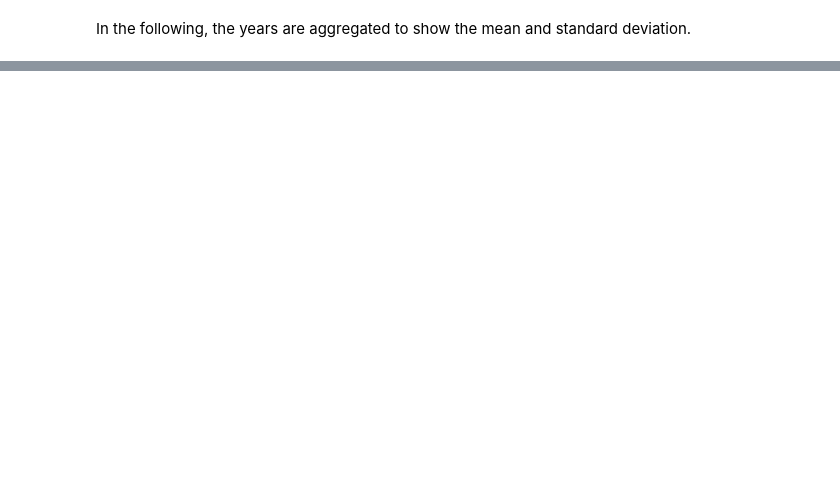
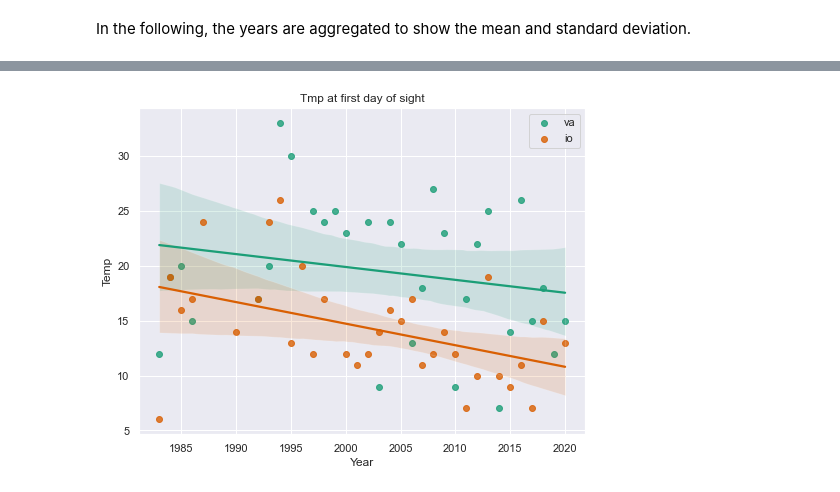
Before and after one commit to gtlab-barcelona/robert, a Jupyter notebook: code/first-last-day.ipynb, the cells around one changed output, grey strips where cells are left out. Drawn from its saved outputs; the diff is of its cells as text; code cells hidden in the pictures; blank space fills up the shorter version.

```diff
--- a/code/first-last-day.ipynb
+++ b/code/first-last-day.ipynb
@@ -75,0 +173,12 @@ fig.savefig('../figs/first-last-day/temperature_aggregated.pdf', bbox_inches='ti
+# %%
+# create a linear regression plot of the tmp at the first day of sight
+# to qualitatively identify any underlying trend...
+fig, ax = plt.subplots(figsize=(8,6))
+sns.regplot(data=va.loc[va_ifirst], x='Year', y='Temp', ax=ax, label='va')
+sns.regplot(data=io.loc[io_ifirst], x='Year', y='Temp', ax=ax, label='io')
+ax.legend()
+ax.set_title('Tmp at first day of sight')
+fig.savefig('../figs/first-last-day/tmp-at-first-day_per-year.pdf',
+            bbox_inches='tight')
+# %% [output]
+[figure, added]
```
Also changed, not shown: parts of 12 cells of this notebook, 10 other files.
